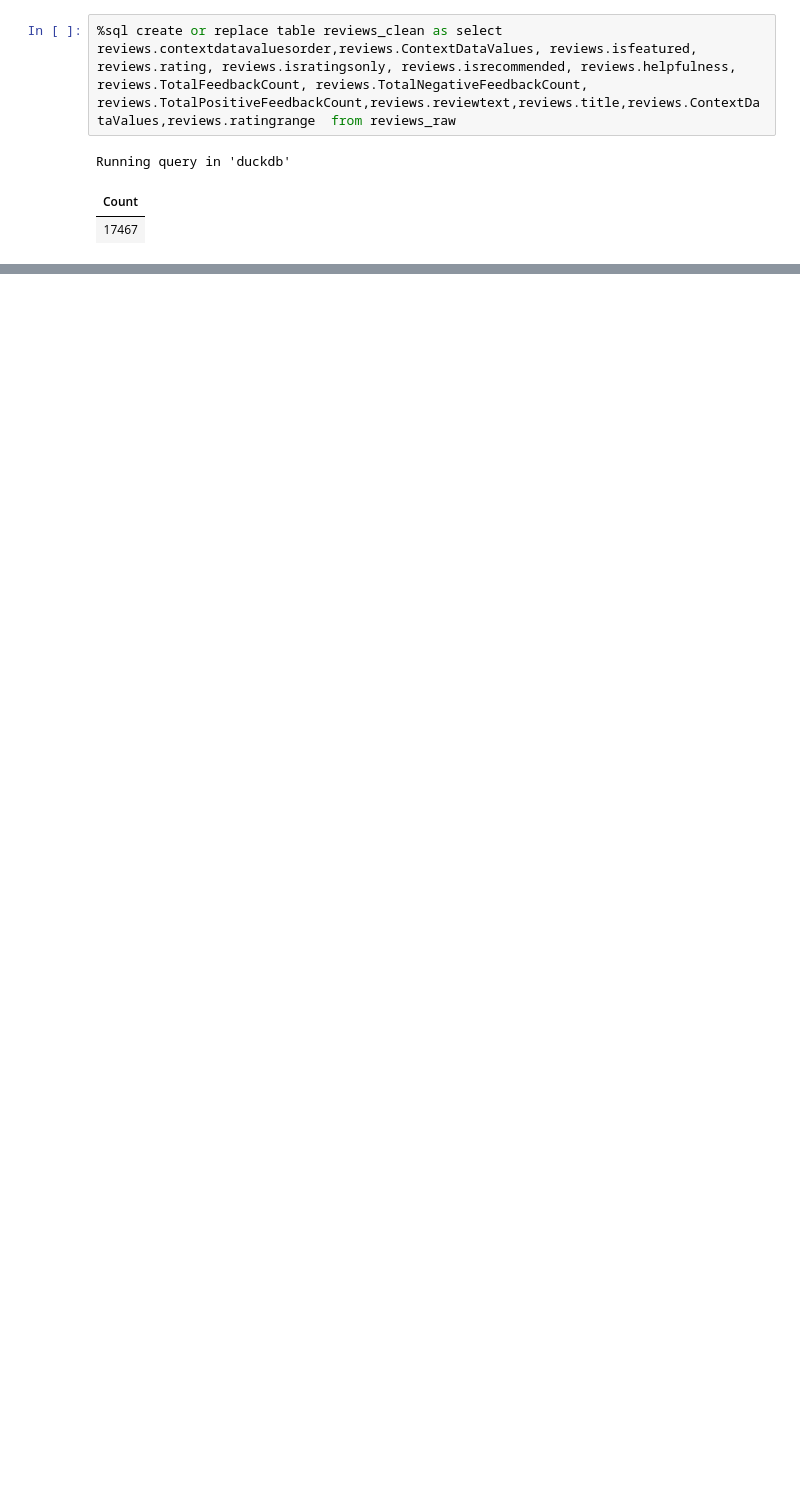
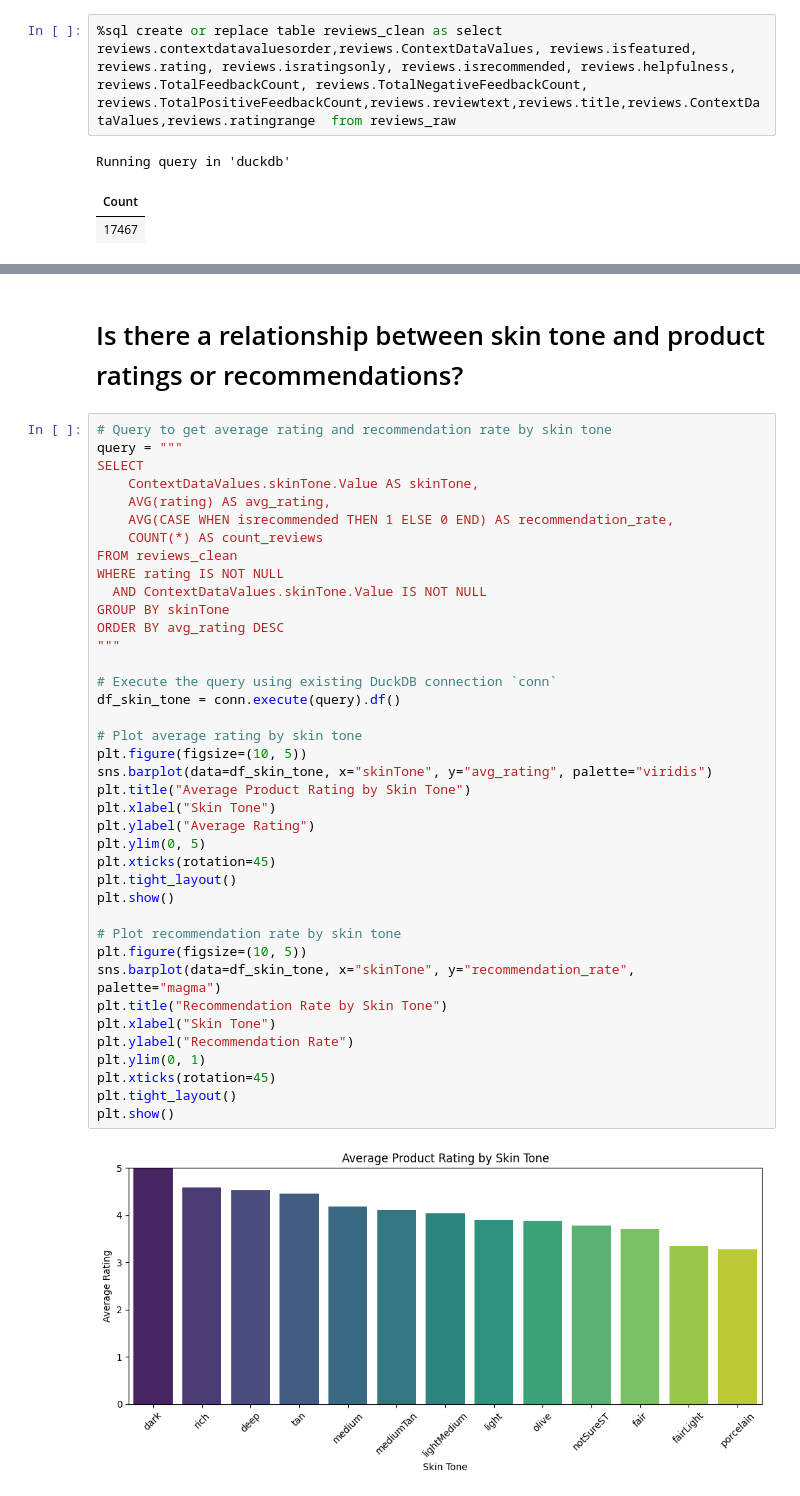
Before and after one commit to caushik1atwit/comp3125-individual-sephora, a Jupyter notebook: code/sephora_analysis/analyze.ipynb, the cells around one changed output, grey strips where cells are left out. Drawn from its saved outputs; the diff is of its cells as text; blank space fills up the shorter version.

```diff
--- a/code/sephora_analysis/analyze.ipynb
+++ b/code/sephora_analysis/analyze.ipynb
@@ -128,0 +124,43 @@ Passing `palette` without assigning `hue` is deprecated and will be removed in v
+# %% [markdown]
+# Is there a relationship between skin tone and product ratings or recommendations?
+# %%
+# Query to get average rating and recommendation rate by skin tone
+query = """
+SELECT
+    ContextDataValues.skinTone.Value AS skinTone,
+    AVG(rating) AS avg_rating,
+    AVG(CASE WHEN isrecommended THEN 1 ELSE 0 END) AS recommendation_rate,
+    COUNT(*) AS count_reviews
+FROM reviews_clean
+WHERE rating IS NOT NULL
+  AND ContextDataValues.skinTone.Value IS NOT NULL
+GROUP BY skinTone
+ORDER BY avg_rating DESC
+"""
+
+# Execute the query using existing DuckDB connection `conn`
+df_skin_tone = conn.execute(query).df()
+
+# Plot average rating by skin tone
+plt.figure(figsize=(10, 5))
+sns.barplot(data=df_skin_tone, x="skinTone", y="avg_rating", palette="viridis")
+plt.title("Average Product Rating by Skin Tone")
+plt.xlabel("Skin Tone")
+plt.ylabel("Average Rating")
+plt.ylim(0, 5)
+plt.xticks(rotation=45)
+plt.tight_layout()
+plt.show()
+
+# Plot recommendation rate by skin tone
+plt.figure(figsize=(10, 5))
+sns.barplot(data=df_skin_tone, x="skinTone", y="recommendation_rate", palette="magma")
+plt.title("Recommendation Rate by Skin Tone")
+plt.xlabel("Skin Tone")
+plt.ylabel("Recommendation Rate")
+plt.ylim(0, 1)
+plt.xticks(rotation=45)
+plt.tight_layout()
+plt.show()
+# %% [output]
+[figure, added]
```
Also changed, not shown: parts of 25 cells of this notebook, 6 other files.
